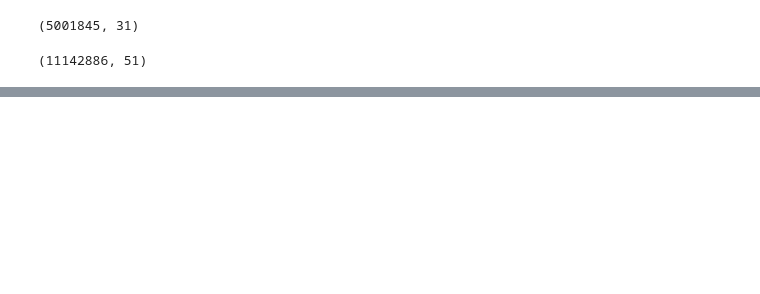
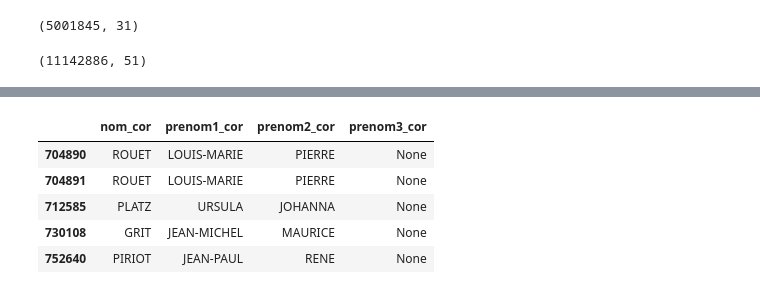
Before and after one commit to raphaeleadjerad/data_inpi, a Jupyter notebook: notebooks/02_clean_raw_inpi.ipynb, the cells around one changed output, grey strips where cells are left out. Saved outputs shown, nothing was run; the diff lists cells and outputs as text; code cells hidden in the pictures; blank space fills up the shorter version.

```diff
--- a/notebooks/02_clean_raw_inpi.ipynb
+++ b/notebooks/02_clean_raw_inpi.ipynb
@@ -139,0 +241,12 @@ df_rep.loc[df_rep["prenoms"] == "", "nom_patronymique2"].str
+# %%
+# correction des noms prenoms quand prenom est na, type est personne physique et le nom contient une virgule
+temp = df_rep.loc[(df_rep["prenoms"].isna()==True)&(df_rep["type"]=="p.physique")&(df_rep["nom_cor"].str.contains(",")),"nom_cor"].str.split(pat=" ", n=3, expand=True).head()
+# %%
+temp.head()
+# %% [output]
+|  | nom_cor | prenom1_cor | prenom2_cor | prenom3_cor |
+| 704890 | ROUET | LOUIS-MARIE | PIERRE | None |
+| 704891 | ROUET | LOUIS-MARIE | PIERRE | None |
+| 712585 | PLATZ | URSULA | JOHANNA | None |
+| 730108 | GRIT | JEAN-MICHEL | MAURICE | None |
+| 752640 | PIRIOT | JEAN-PAUL | RENE | None |
```
Also changed, not shown: parts of 27 cells of this notebook.
